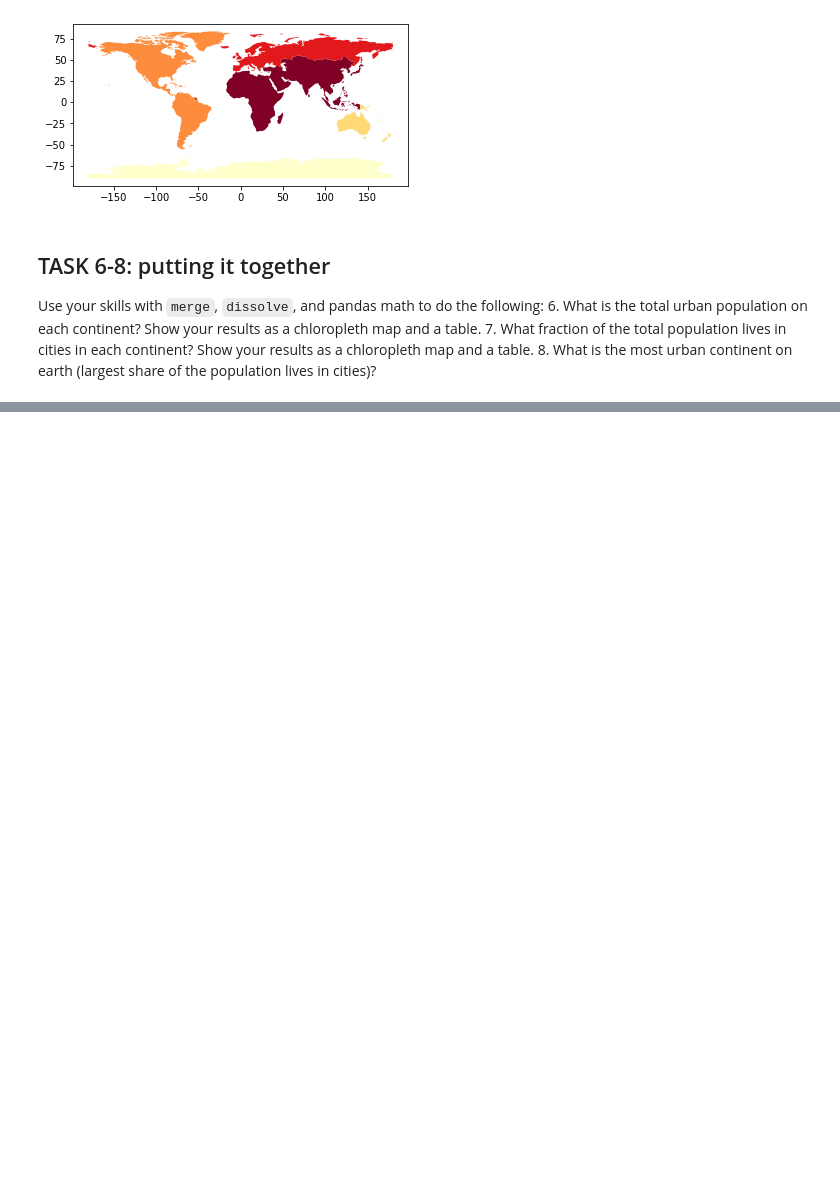
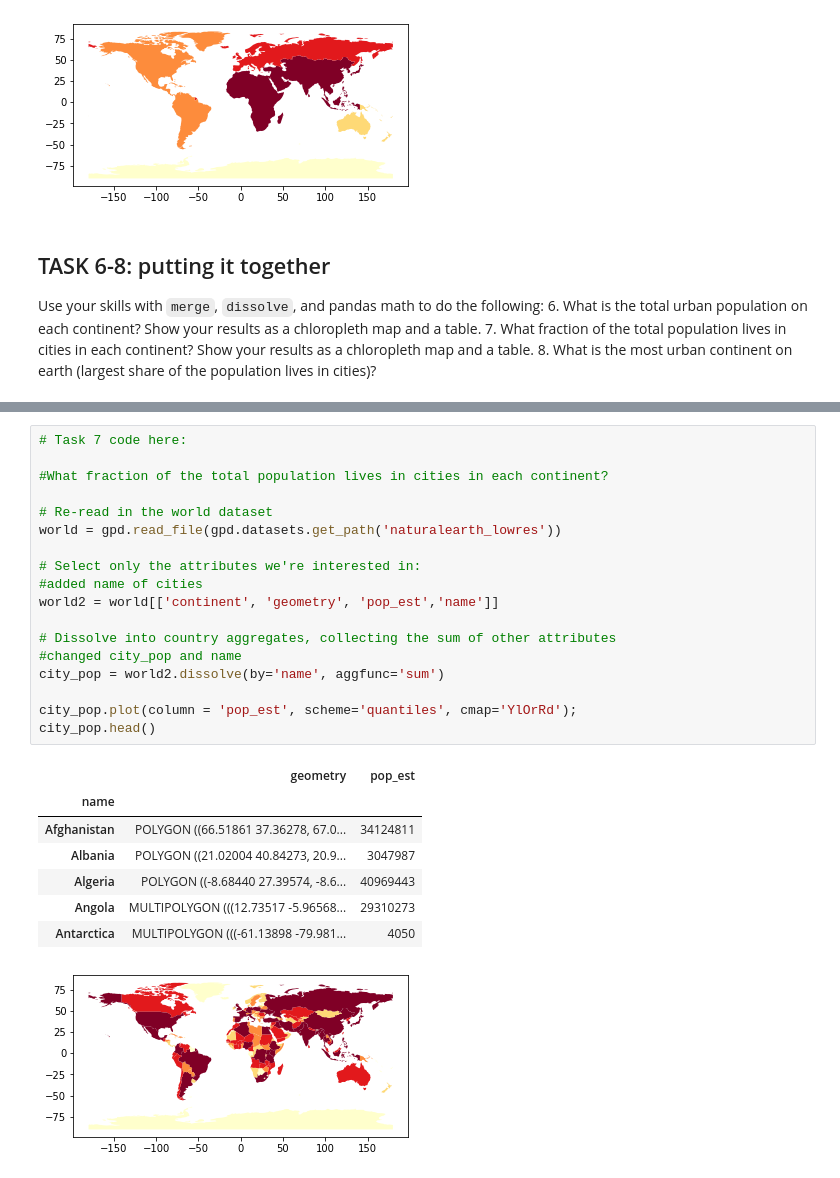
Before and after one commit to MarilynSmith1/EnvDatSci22, a Jupyter notebook: CodeSprints/VectorData101.ipynb, the cells around one changed output, grey strips where cells are left out. Saved outputs shown, nothing was run; the diff lists cells and outputs as text; blank space fills up the shorter version.

```diff
--- a/CodeSprints/VectorData101.ipynb
+++ b/CodeSprints/VectorData101.ipynb
@@ -728,0 +761,27 @@ Use your skills with `merge`, `dissolve`, and pandas math to do the following:
+# %%
+# Task 7 code here:
+
+#What fraction of the total population lives in cities in each continent?
+
+# Re-read in the world dataset
+world = gpd.read_file(gpd.datasets.get_path('naturalearth_lowres'))
+
+# Select only the attributes we're interested in:
+#added name of cities
+world2 = world[['continent', 'geometry', 'pop_est','name']]
+
+# Dissolve into country aggregates, collecting the sum of other attributes
+#changed city_pop and name
+city_pop = world2.dissolve(by='name', aggfunc='sum')
+
+city_pop.plot(column = 'pop_est', scheme='quantiles', cmap='YlOrRd');
+city_pop.head()
+# %% [output]
+|  | geometry | pop_est |
+| name |  |  |
+| Afghanistan | POLYGON ((66.51861 37.36278, 67.0... | 34124811 |
+| Albania | POLYGON ((21.02004 40.84273, 20.9... | 3047987 |
+| Algeria | POLYGON ((-8.68440 27.39574, -8.6... | 40969443 |
+| Angola | MULTIPOLYGON (((12.73517 -5.96568... | 29310273 |
+| Antarctica | MULTIPOLYGON (((-61.13898 -79.981... | 4050 |
+[figure, added]
```
Also changed, not shown: parts of 6 cells of this notebook.
